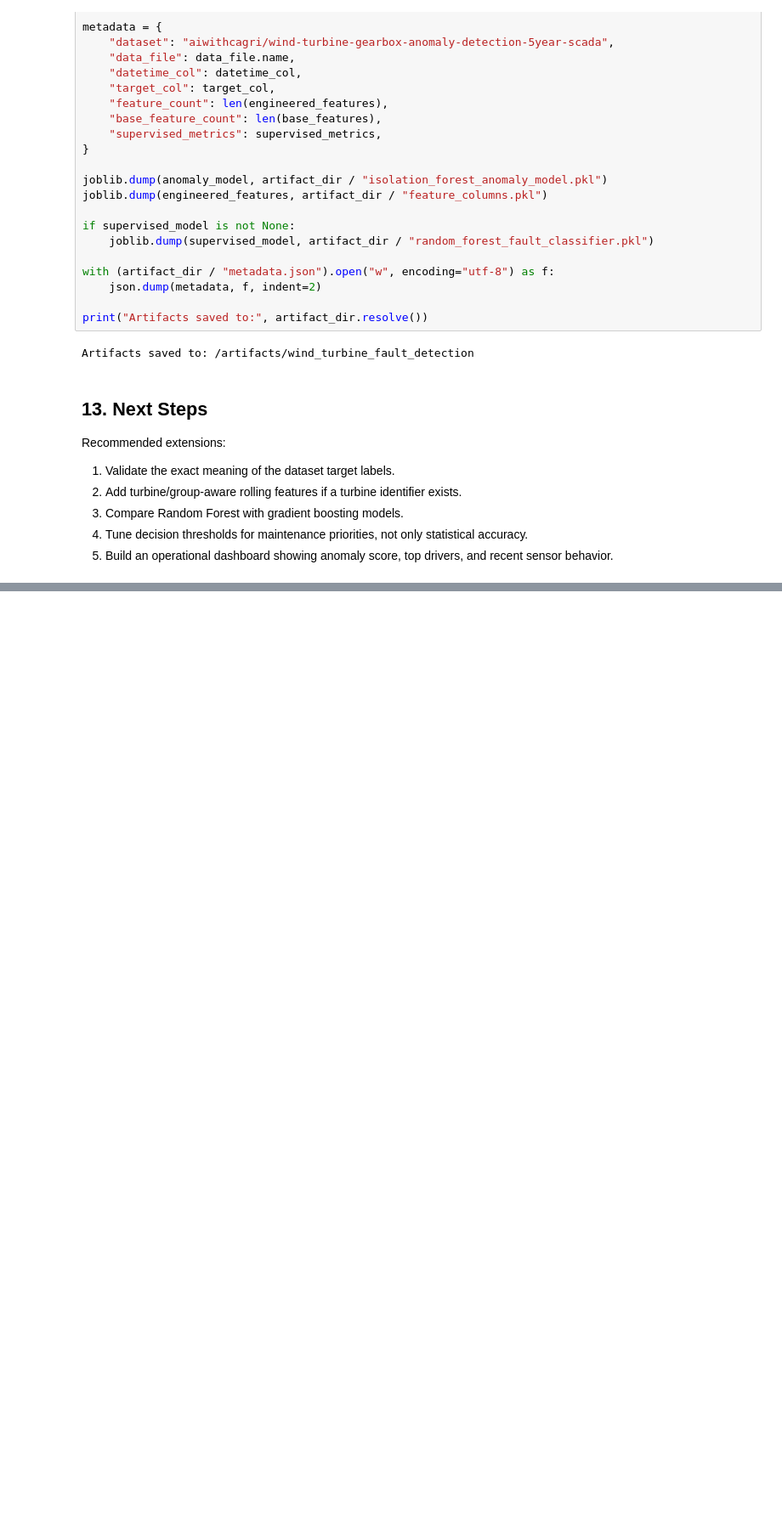
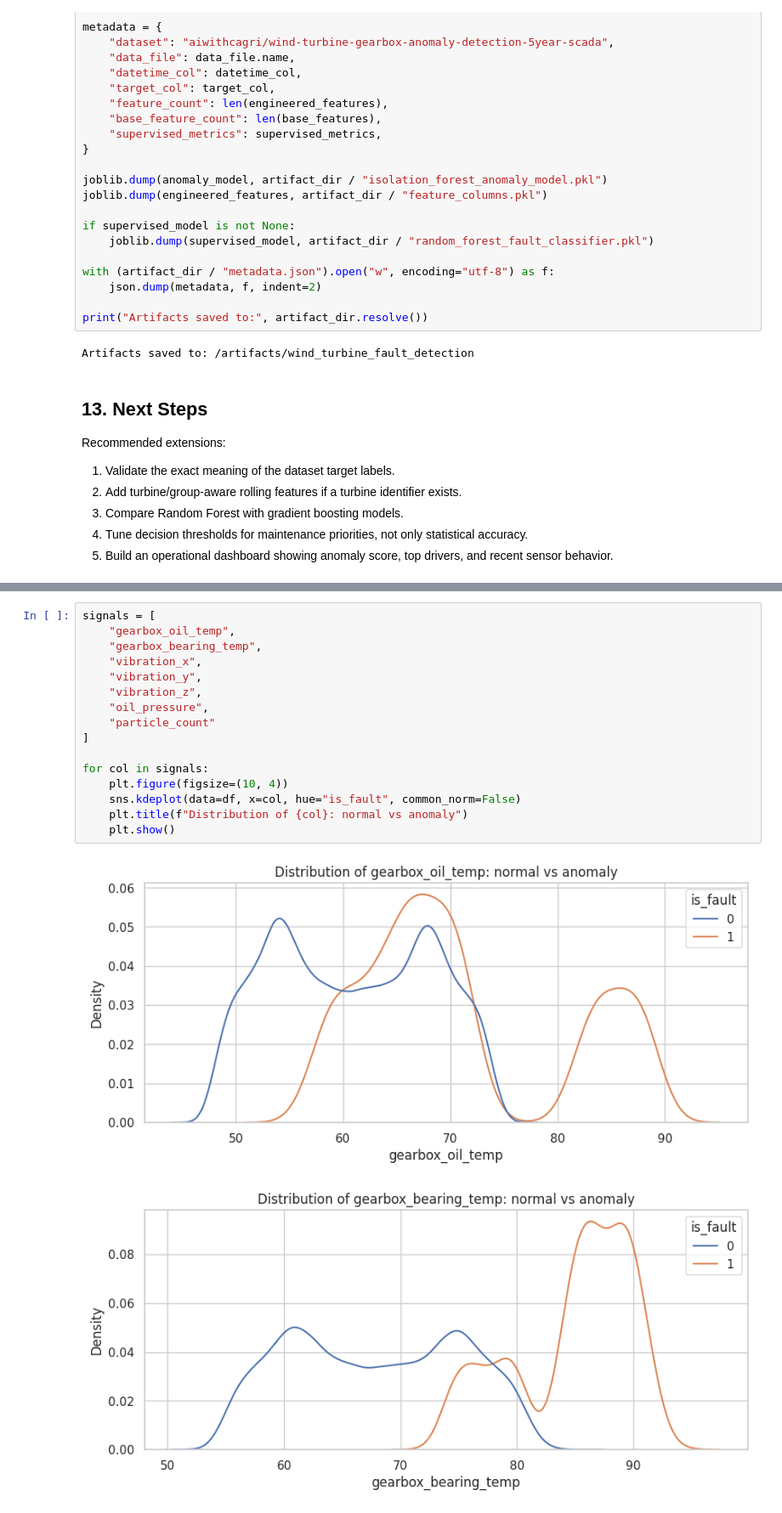
Before and after one commit to vinicius-mattoso/industrial-rul-predictive-maintenance, a Jupyter notebook: notebooks/03_turbine_detection.ipynb, the cells around one changed output, grey strips where cells are left out. Shown at 85% size. Cells and saved outputs as stored; diff of their text form; blank space fills up the shorter version.

```diff
--- a/notebooks/03_turbine_detection.ipynb
+++ b/notebooks/03_turbine_detection.ipynb
@@ -640,0 +721,19 @@ Recommended extensions:
+# %%
+signals = [
+    "gearbox_oil_temp",
+    "gearbox_bearing_temp",
+    "vibration_x",
+    "vibration_y",
+    "vibration_z",
+    "oil_pressure",
+    "particle_count"
+]
+
+for col in signals:
+    plt.figure(figsize=(10, 4))
+    sns.kdeplot(data=df, x=col, hue="is_fault", common_norm=False)
+    plt.title(f"Distribution of {col}: normal vs anomaly")
+    plt.show()
+# %% [output]
+[figure, added]
+[figure, added]
```
Also changed, not shown: parts of 5 cells of this notebook.
